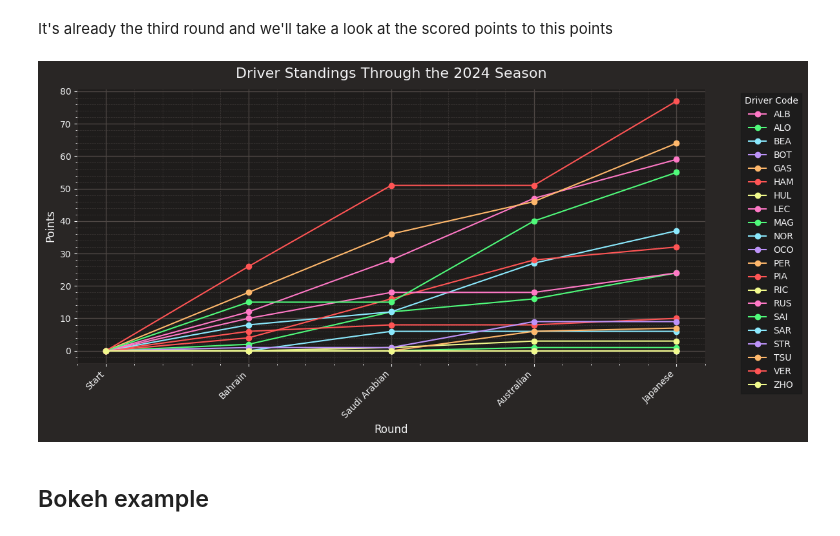
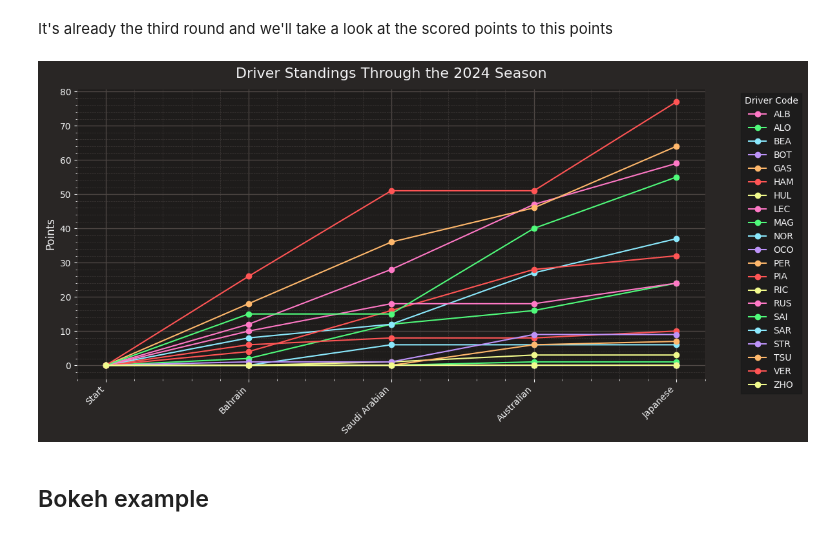
Before and after one commit to visciric/Projects, a Jupyter notebook: F1 Data Analysis/season_2024/03_Melbourne/Race.ipynb, the cells around one changed output. Drawn from its saved outputs; the diff is of its cells as text; code cells hidden in the pictures.

```diff
--- a/F1 Data Analysis/season_2024/03_Melbourne/Race.ipynb
+++ b/F1 Data Analysis/season_2024/03_Melbourne/Race.ipynb
@@ -84,21 +89,19 @@ races = pd.Series(races_list)
 # %%
 fig, ax = plt.subplots(figsize=(12, 6))
 for column in new_pivot.columns:
     ax.plot(new_pivot.index, new_pivot[column], marker='o', label=column)
 
 ax.set_xticks(range(len(races)))
 ax.set_xticklabels(races, rotation=45, ha='right')
-
-ax.set_xlabel('Round', fontsize=12)
 ax.set_ylabel('Points', fontsize=12)
 ax.set_title('Driver Standings Through the 2024 Season', fontsize=16)
 ax.grid(True)
-ax.legend(title='Driver Code', bbox_to_anchor=(1.05, 1), loc='upper left')
+ax.legend(title='Driver Code', fontsize = 10, bbox_to_anchor=(1.05, 1), loc='upper left')
 
 plt.tight_layout()
 plt.show()
 # %% [output]
-[figure, old version]
+[figure, new version]
 # %% [markdown]
 ## Bokeh example
 # %%
```
Also changed, not shown: parts of 20 cells of this notebook, 2 other files.
